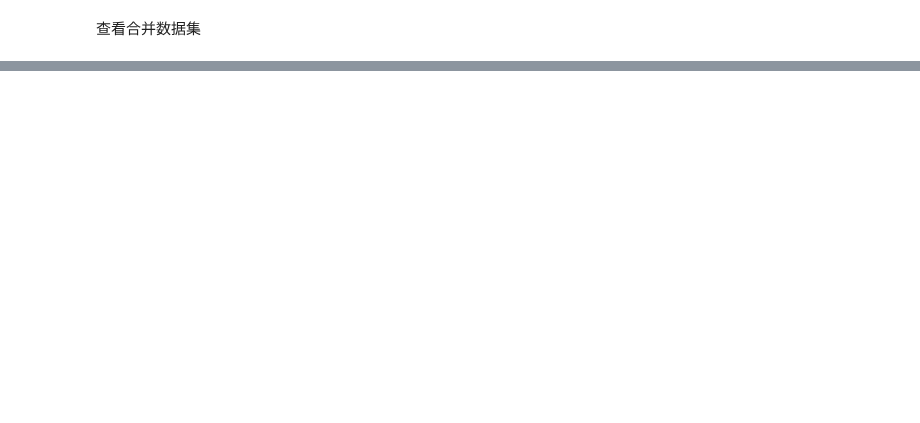
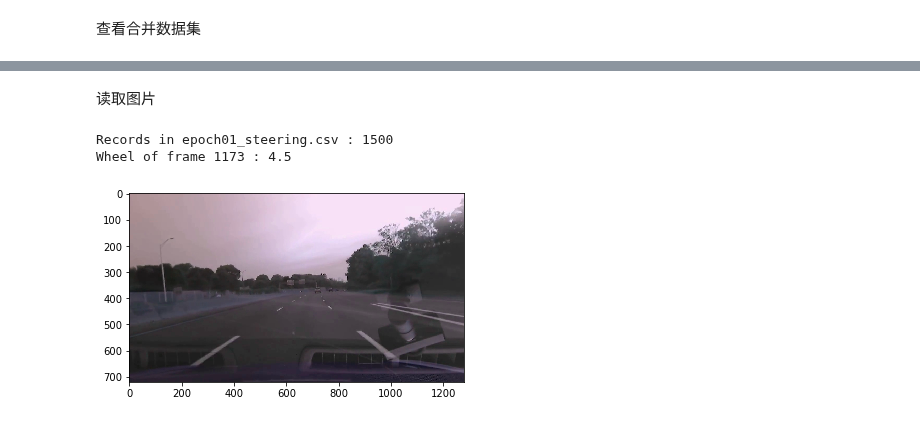
Before and after one commit to gdefenser/MyUdacity, a Jupyter notebook: CourseProjects/MLA_P7_DeepTesla/code.ipynb, the cells around one changed output, grey strips where cells are left out. Drawn from its saved outputs; the diff is of its cells as text; code cells hidden in the pictures; blank space fills up the shorter version.

```diff
--- a/CourseProjects/MLA_P7_DeepTesla/code.ipynb
+++ b/CourseProjects/MLA_P7_DeepTesla/code.ipynb
@@ -67,2 +78,20 @@ Total records:27000
 Distribution
 [figure]
+# %% [markdown]
+读取图片
+# %%
+def show_img(img):
+    plt.imshow(img)
+    plt.show()
+
+# load
+sample_img = cv2.imread('./deep_tesla/images/img/frame_1173.jpg',cv2.IMREAD_COLOR)
+epoch1 = get_combine_dataset(1,1)
+sample_sig = epoch1.wheel[1173]
+print('Wheel of frame 1173 : '+str(sample_sig))
+#show
+show_img(sample_img)
+# %% [output]
+Records in epoch01_steering.csv : 1500
+Wheel of frame 1173 : 4.5
+[figure, added]
```
Also changed, not shown: parts of 8 cells of this notebook, 1 other file.
